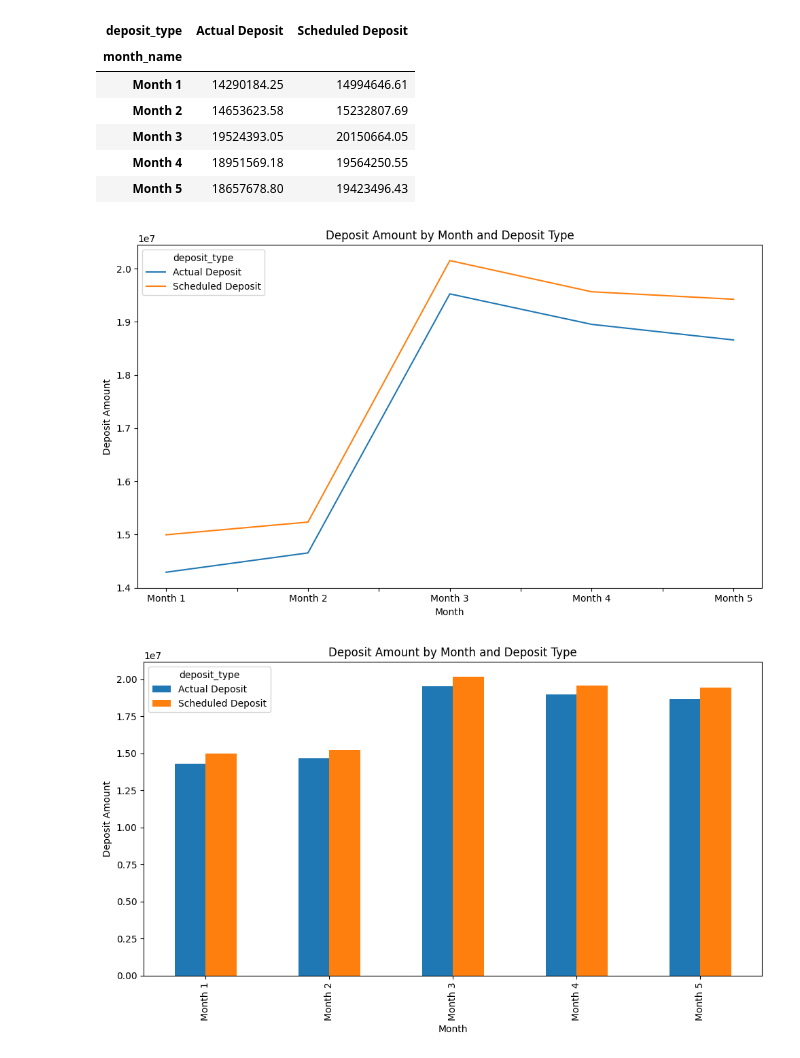
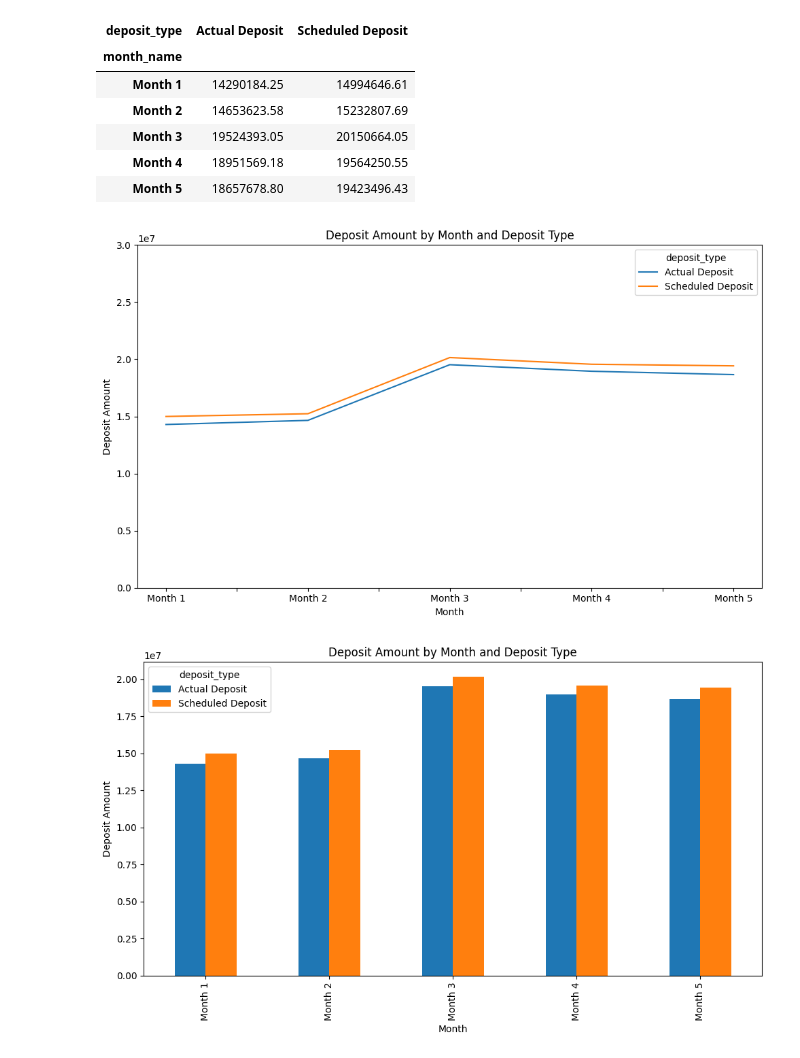
Before and after one commit to dasheffie/data-projects, a Jupyter notebook: freedom_debt_relief_marketing_campaign_results.ipynb, the cells around one changed output. Saved outputs shown, nothing was run; the diff lists cells and outputs as text; code cells hidden in the pictures.

```diff
--- a/freedom_debt_relief_marketing_campaign_results.ipynb
+++ b/freedom_debt_relief_marketing_campaign_results.ipynb
@@ -89,13 +114,14 @@ tmp_df.unstack()
 # %%
 tmp_df = df_deposit_data_calendar.groupby(['month_name', 'deposit_type'])['deposit_amount'].sum()
 # visualize with a line plot
 ax = tmp_df.unstack().plot(kind='line', figsize=(10, 6))
 ax.set_xlabel('Month')
 ax.set_ylabel('Deposit Amount')
 ax.set_title('Deposit Amount by Month and Deposit Type')
+plt.ylim(0, 30000000)
 plt.tight_layout()
 # %% [output]
-[figure, old version]
+[figure, new version]
 # %%
 df_month_deposit = df_deposit_data_calendar.groupby(['month_name', 'deposit_type'])['deposit_amount'].sum()
 # visualize with a bar plot
```
Also changed, not shown: parts of 19 cells of this notebook.
